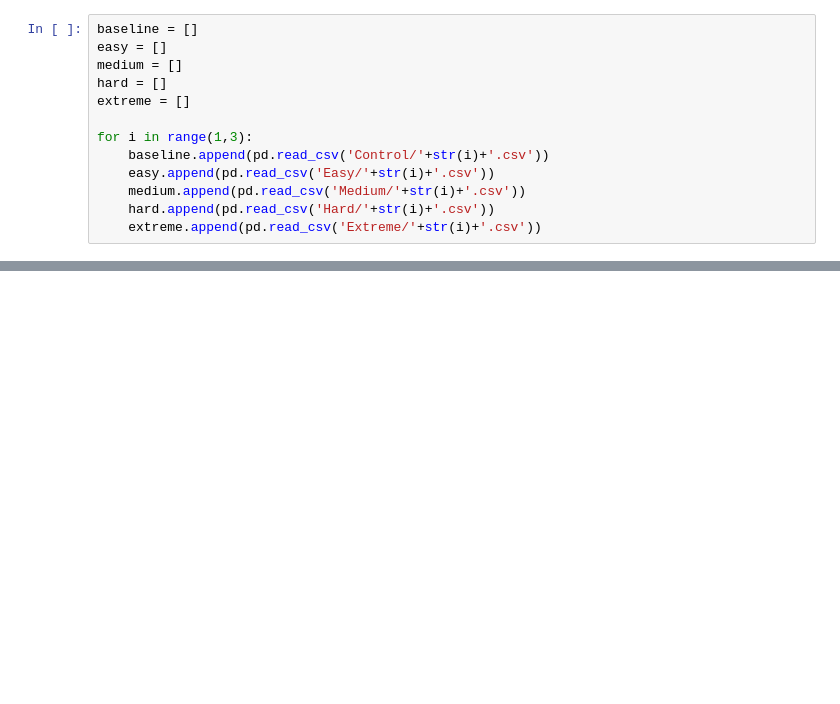
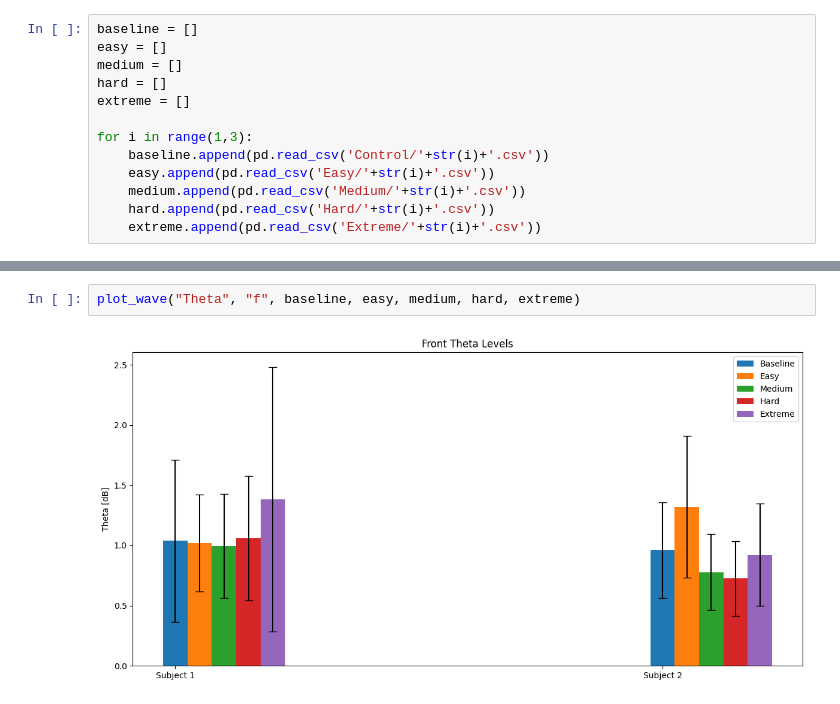
Before and after one commit to aaronjuma/EEGMario, a Jupyter notebook: Analysis/visualization.ipynb, the cells around one changed output, grey strips where cells are left out. Saved outputs shown, nothing was run; the diff lists cells and outputs as text; blank space fills up the shorter version.

```diff
--- a/Analysis/visualization.ipynb
+++ b/Analysis/visualization.ipynb
@@ -91,0 +106,4 @@ for i in range(1,3):
+# %%
+plot_wave("Theta", "f", baseline, easy, medium, hard, extreme)
+# %% [output]
+[figure, added]
```
Also changed, not shown: parts of 13 cells of this notebook.
